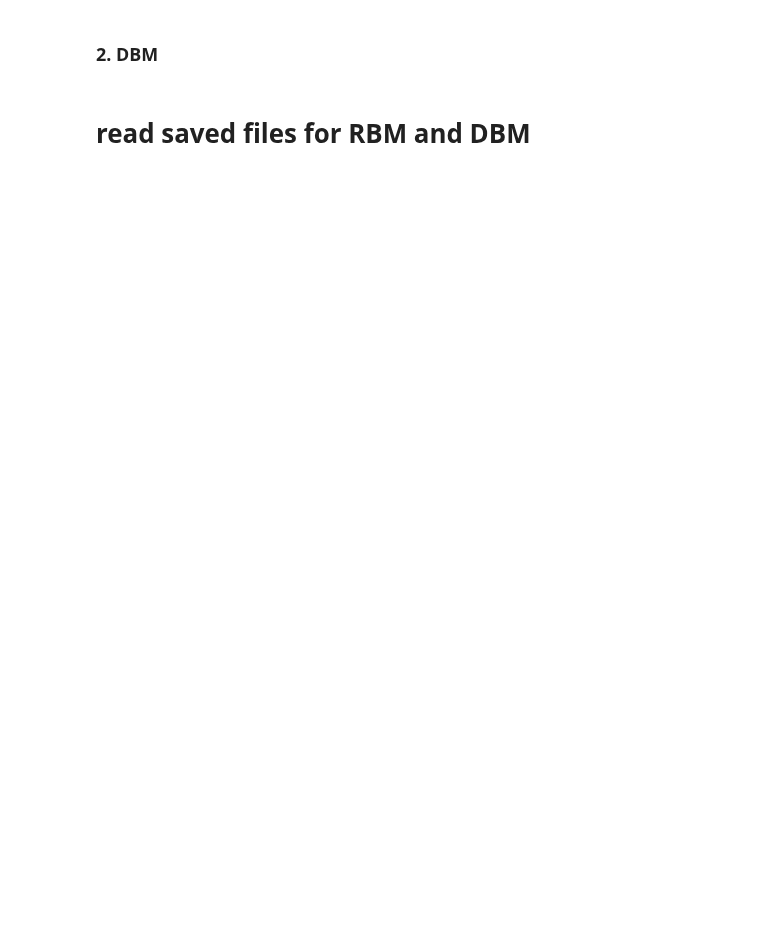
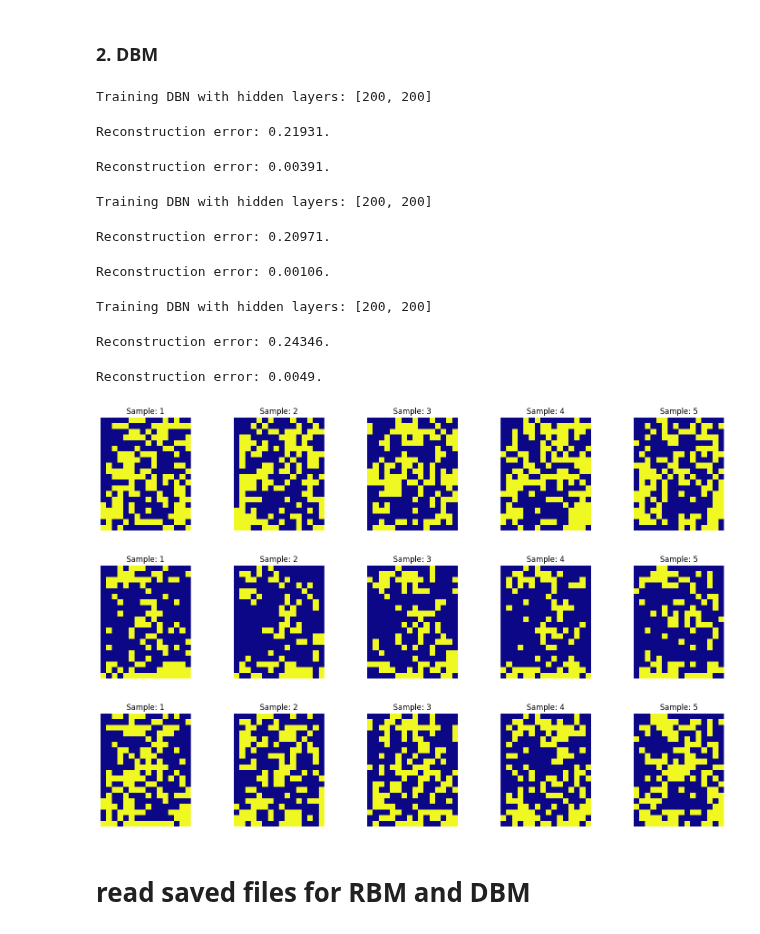
Before and after one commit to Yedson54/DeepLearning2-Project-M2DS, a Jupyter notebook: notebook/experiments_ALPHA_DIGITS.ipynb, the cells around one changed output. Cells and saved outputs as stored; diff of their text form; code cells hidden in the pictures; blank space fills up the shorter version.

```diff
--- a/notebook/experiments_ALPHA_DIGITS.ipynb
+++ b/notebook/experiments_ALPHA_DIGITS.ipynb
@@ -244,4 +231,23 @@ def run_dbm_experiment(hidden_layers_sizes, n_epochs=100, characters=['A', 'B',
     plt.show()
+# %%
+# Example fixed configuration: two layers with 200 units each
+fixed_configuration = [[200, 200]]
+
+# Run the experiment with the fixed configuration and different character sets
+run_dbm_experiment(fixed_configuration, n_epochs=2, character_sets=[['A', 'B'], ['1', '2', '3', '4'], ['A', 'B', '1', '2']])
+# %% [output]
+Training DBN with hidden layers: [200, 200]
+Reconstruction error: 0.21931.
+Reconstruction error: 0.00391.
+Training DBN with hidden layers: [200, 200]
+Reconstruction error: 0.20971.
+Reconstruction error: 0.00106.
+Training DBN with hidden layers: [200, 200]
+Reconstruction error: 0.24346.
+Reconstruction error: 0.0049.
+[figure, added]
+[figure, added]
+[figure, added]
 # %%
 # Exemple d'utilisation avec des configurations générées
 configurations = generate_symmetric_configurations(min_layers = 4, max_layers = 4, min_neurons = 400, max_neurons = 400, step_neurons = 100)
```
Also changed, not shown: parts of 4 cells of this notebook.
